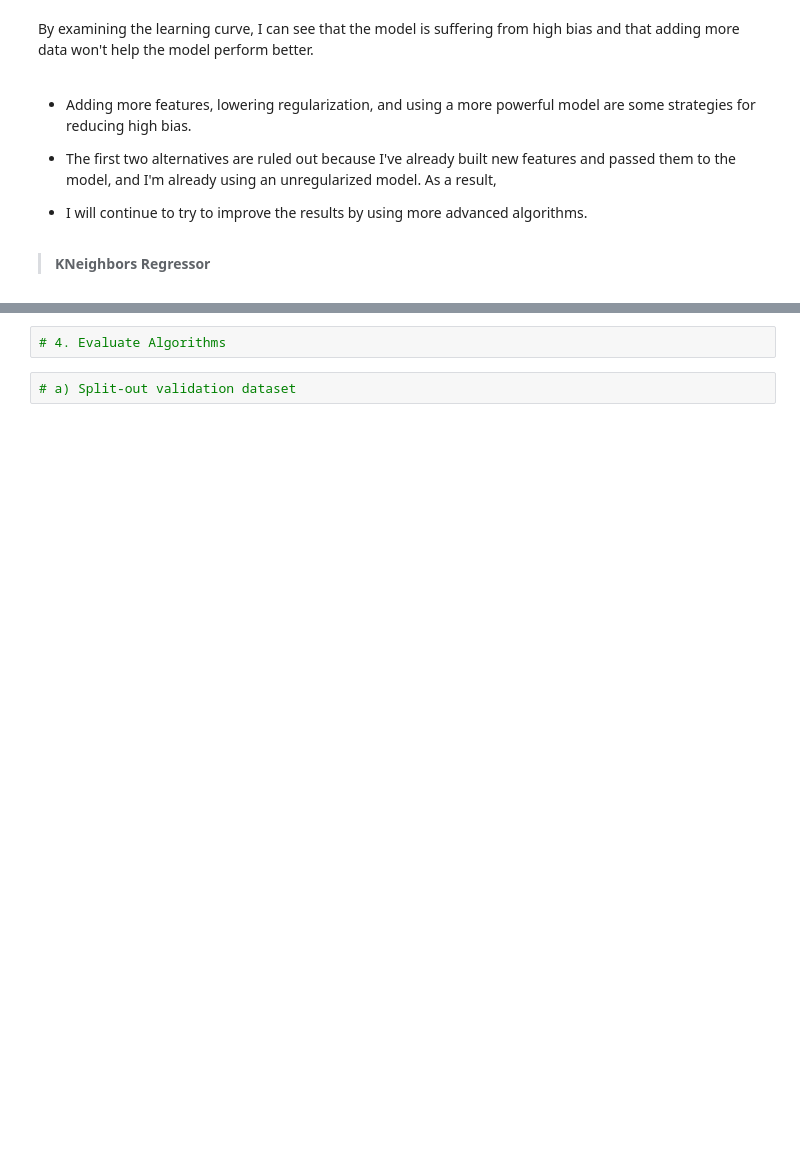
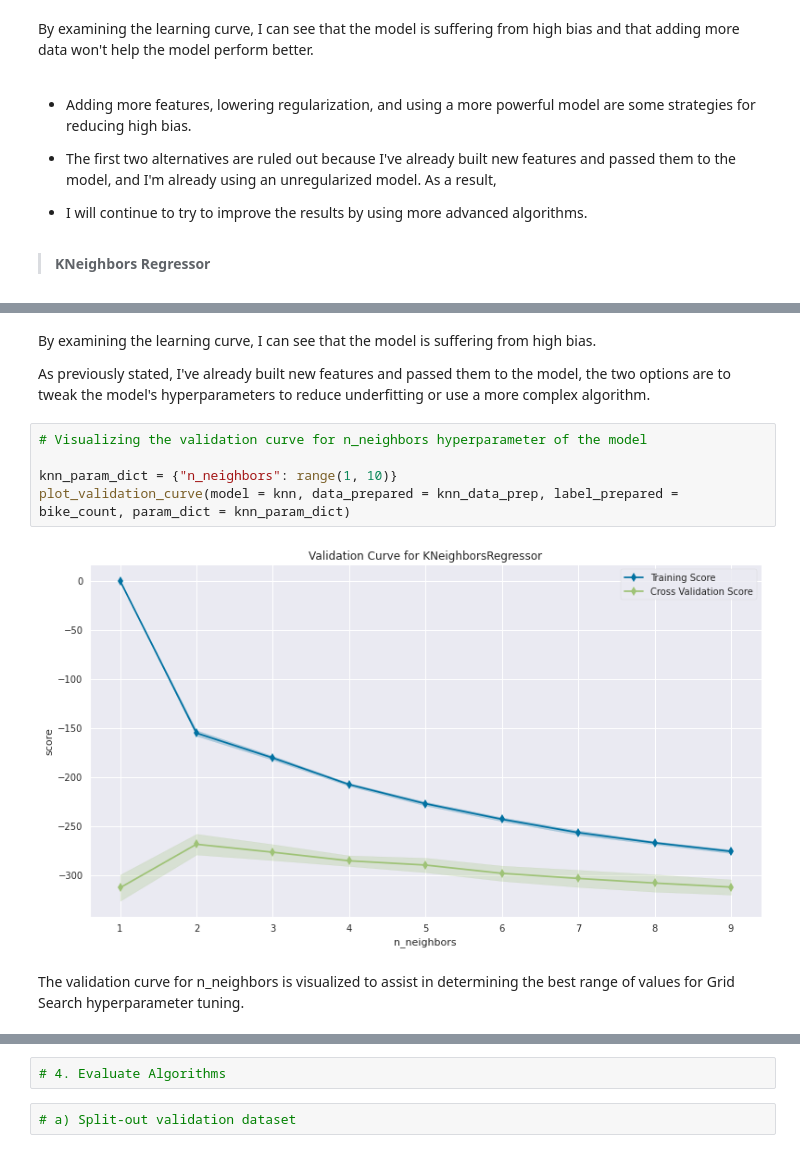
Before and after one commit to GODxFATHER/Bike-Sharing-Demand-Prediction, a Jupyter notebook: Individual_Bike_Sharing_Demand_Prediction_Capstone_Project.ipynb, the cells around one changed output, grey strips where cells are left out. Cells and saved outputs as stored; diff of their text form; blank space fills up the shorter version.

```diff
--- a/Individual_Bike_Sharing_Demand_Prediction_Capstone_Project.ipynb
+++ b/Individual_Bike_Sharing_Demand_Prediction_Capstone_Project.ipynb
@@ -903,0 +925,13 @@ By examining the learning curve, I can see that the model is suffering from high
+# %% [markdown]
+By examining the learning curve, I can see that the model is suffering from high bias.
+
+As previously stated, I've already built new features and passed them to the model, the two options are to tweak the model's hyperparameters to reduce underfitting or use a more complex algorithm.
+# %%
+# Visualizing the validation curve for n_neighbors hyperparameter of the model
+
+knn_param_dict = {"n_neighbors": range(1, 10)}
+plot_validation_curve(model = knn, data_prepared = knn_data_prep, label_prepared = bike_count, param_dict = knn_param_dict)
+# %% [output]
+[figure, added]
+# %% [markdown]
+The validation curve for n_neighbors is visualized to assist in determining the best range of values for Grid Search hyperparameter tuning.
```
Also changed, not shown: parts of 65 cells of this notebook.
